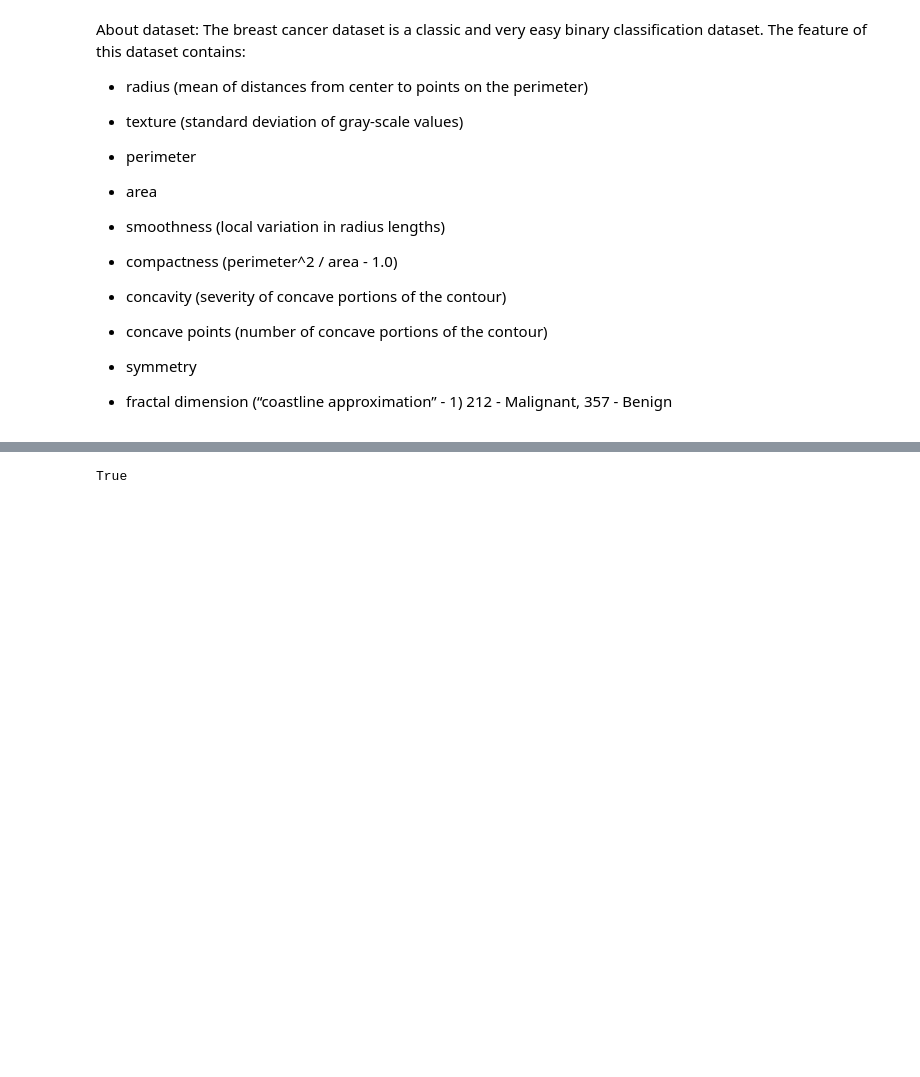
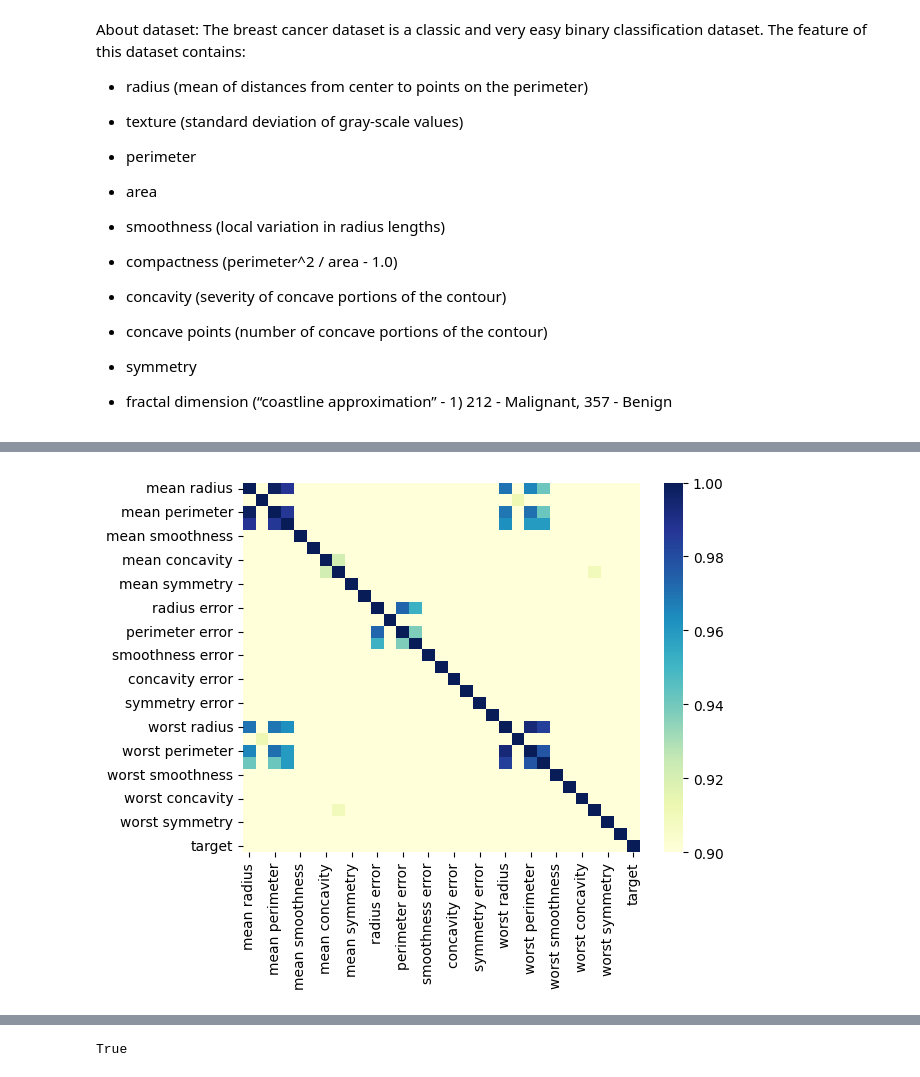
Before and after one commit to zmsp/learning-to-supervised, a Jupyter notebook: experiment_cancer.ipynb, the cells around one changed output, grey strips where cells are left out. Saved outputs shown, nothing was run; the diff lists cells and outputs as text; code cells hidden in the pictures; blank space fills up the shorter version.

```diff
--- a/experiment_cancer.ipynb
+++ b/experiment_cancer.ipynb
@@ -59,0 +69,5 @@ dtype: object
+# %%
+g = sns.heatmap(corr,cmap="YlGnBu",annot=False, vmin=.9)
+## we will be removing highly coorelated data
+# %% [output]
+[figure, added]
```
Also changed, not shown: parts of 19 cells of this notebook, 4 other files.
